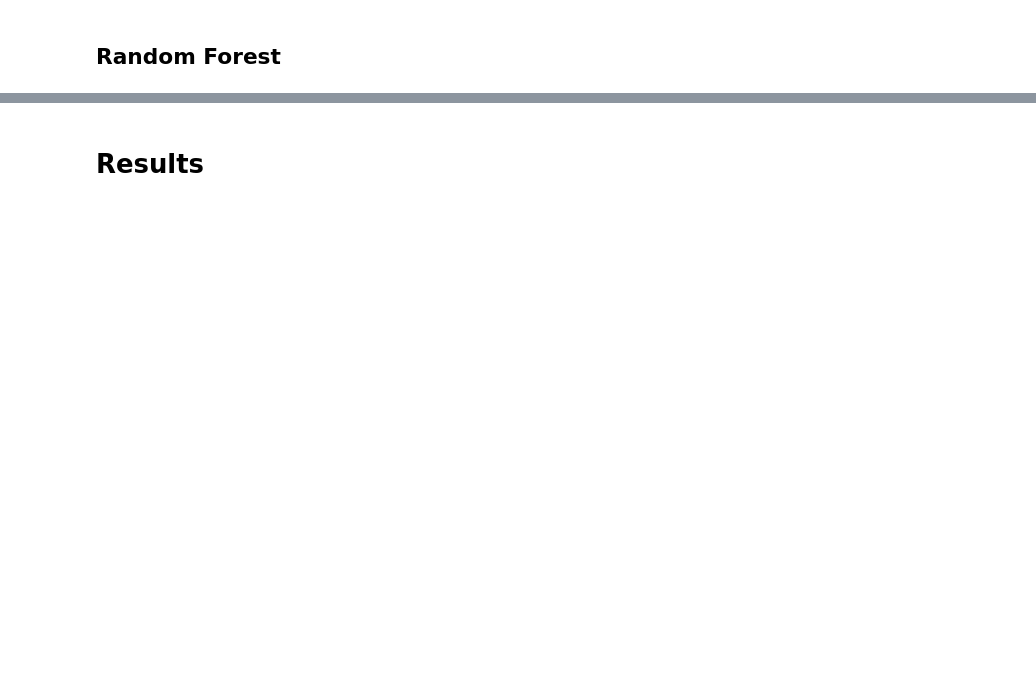
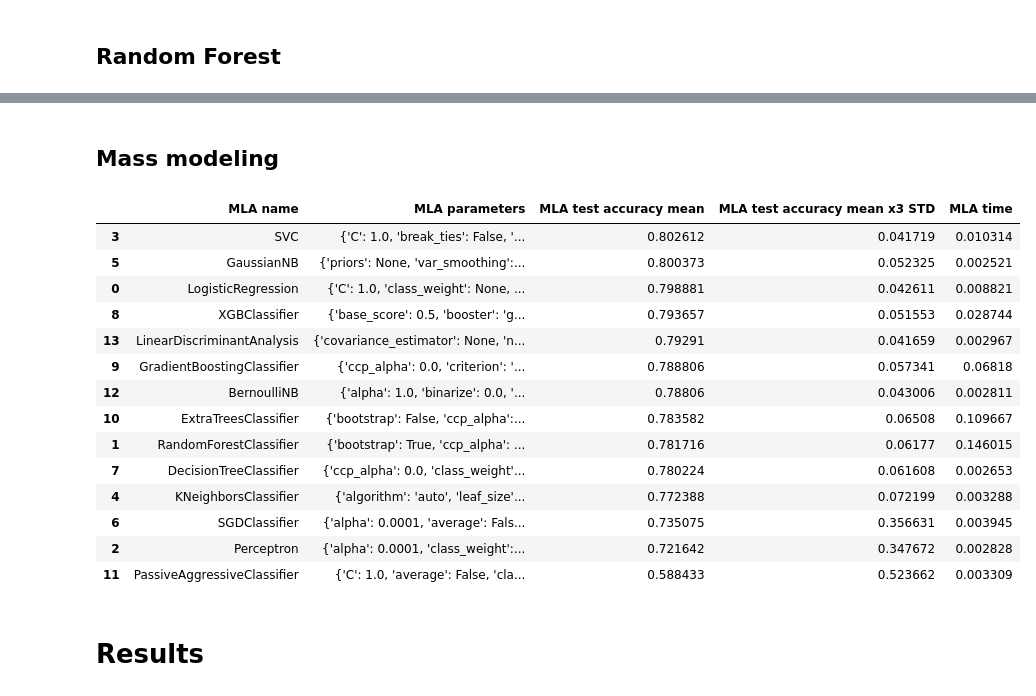
Before and after one commit to katsuba-mikhail/learn-kaggle, a Jupyter notebook: Kaggle_Titanic.ipynb, the cells around one changed output, grey strips where cells are left out. Cells and saved outputs as stored; diff of their text form; code cells hidden in the pictures; blank space fills up the shorter version.

Commit message:
add mass modeling

```diff
--- a/Kaggle_Titanic.ipynb
+++ b/Kaggle_Titanic.ipynb
@@ -510,3 +464,64 @@ scr_rf
+# %% [markdown]
+## Mass modeling
+# %%
+cv_split = model_selection.ShuffleSplit(n_splits=10, test_size=0.3,
+                                         train_size=0.6, random_state=0)
+
+MLA = [
+    LogisticRegression(),
+    RandomForestClassifier(),
+    Perceptron(),
+    SVC(),
+    KNeighborsClassifier(),
+    GaussianNB(),
+    SGDClassifier(),
+    DecisionTreeClassifier(),
+    XGBClassifier(),
+    GradientBoostingClassifier(),
+    ExtraTreesClassifier(),
+    PassiveAggressiveClassifier(),
+    BernoulliNB(),
+    LinearDiscriminantAnalysis()
+]
+
+MLA_columns = ['MLA name', 'MLA parameters', 'MLA test accuracy mean',
+               'MLA test accuracy mean x3 STD', 'MLA time']
+
+MLA_compare = pd.DataFrame(columns=MLA_columns)
+MLA_predict = train_df['Survived']
+
+row_index = 0
+for alg in MLA:
+
+    MLA_name = alg.__class__.__name__
+    MLA_compare.loc[row_index, 'MLA name'] = MLA_name
+    MLA_compare.loc[row_index, 'MLA parameters'] = str(alg.get_params())
+
+    cv_results = model_selection.cross_validate(alg, X_train, Y_train, cv=cv_split)
+    MLA_compare.loc[row_index, 'MLA test accuracy mean'] = cv_results['test_score'].mean()
+    MLA_compare.loc[row_index, 'MLA test accuracy mean x3 STD'] = cv_results['test_score'].std() * 3
+    MLA_compare.loc[row_index, 'MLA time'] = cv_results['fit_time'].mean()
+
+    row_index += 1
+
+MLA_compare.sort_values(by='MLA test accuracy mean', ascending=False, inplace=True)
+MLA_compare
+# %% [output]
+|  | MLA name | MLA parameters | MLA test accuracy mean | MLA test accuracy mean x3 STD | MLA time |
+| 3 | SVC | {'C': 1.0, 'break_ties': False, '... | 0.802612 | 0.041719 | 0.010314 |
+| 5 | GaussianNB | {'priors': None, 'var_smoothing':... | 0.800373 | 0.052325 | 0.002521 |
+| 0 | LogisticRegression | {'C': 1.0, 'class_weight': None, ... | 0.798881 | 0.042611 | 0.008821 |
+| 8 | XGBClassifier | {'base_score': 0.5, 'booster': 'g... | 0.793657 | 0.051553 | 0.028744 |
+| 13 | LinearDiscriminantAnalysis | {'covariance_estimator': None, 'n... | 0.79291 | 0.041659 | 0.002967 |
+| 9 | GradientBoostingClassifier | {'ccp_alpha': 0.0, 'criterion': '... | 0.788806 | 0.057341 | 0.06818 |
+| 12 | BernoulliNB | {'alpha': 1.0, 'binarize': 0.0, '... | 0.78806 | 0.043006 | 0.002811 |
+| 10 | ExtraTreesClassifier | {'bootstrap': False, 'ccp_alpha':... | 0.783582 | 0.06508 | 0.109667 |
+| 1 | RandomForestClassifier | {'bootstrap': True, 'ccp_alpha': ... | 0.781716 | 0.06177 | 0.146015 |
+| 7 | DecisionTreeClassifier | {'ccp_alpha': 0.0, 'class_weight'... | 0.780224 | 0.061608 | 0.002653 |
+| 4 | KNeighborsClassifier | {'algorithm': 'auto', 'leaf_size'... | 0.772388 | 0.072199 | 0.003288 |
+| 6 | SGDClassifier | {'alpha': 0.0001, 'average': Fals... | 0.735075 | 0.356631 | 0.003945 |
+| 2 | Perceptron | {'alpha': 0.0001, 'class_weight':... | 0.721642 | 0.347672 | 0.002828 |
+| 11 | PassiveAggressiveClassifier | {'C': 1.0, 'average': False, 'cla... | 0.588433 | 0.523662 | 0.003309 |
 # %% [markdown]
 # Results
 # %%
```
Also changed, not shown: parts of 16 cells of this notebook.
